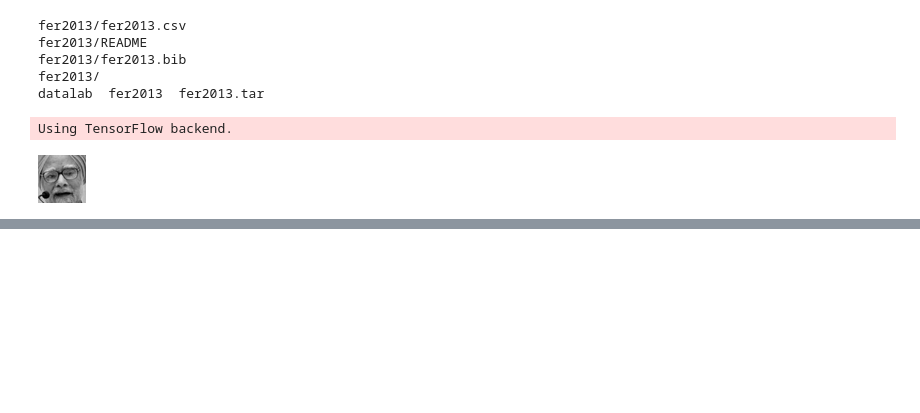
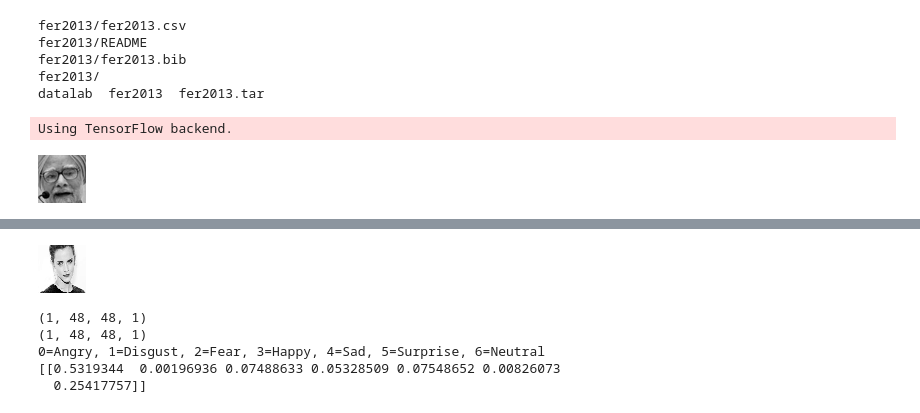
Before and after one commit to Curiousss/InkerIntern, a Jupyter notebook: FER_WINO_SEPARABLE_NO_CUDNN.ipynb, the cells around one changed output, grey strips where cells are left out. Drawn from its saved outputs; the diff is of its cells as text; code cells hidden in the pictures; blank space fills up the shorter version.

```diff
--- a/FER_WINO_SEPARABLE_NO_CUDNN.ipynb
+++ b/FER_WINO_SEPARABLE_NO_CUDNN.ipynb
@@ -207,17 +219,19 @@ datagen = ImageDataGenerator(
     samplewise_std_normalization=False,  # divide each input by its std
     zca_whitening=False,  # apply ZCA whitening
     rotation_range=30,  # randomly rotate images in the range (degrees, 0 to 180)
-    width_shift_range=0,  # randomly shift images horizontally (fraction of total width)
-    height_shift_range=0,  # randomly shift images vertically (fraction of total height)
+    width_shift_range=0.1,  # randomly shift images horizontally (fraction of total width)
+    height_shift_range=0.1,  # randomly shift images vertically (fraction of total height)
     horizontal_flip=True,  # randomly flip images
-    vertical_flip=False)  # randomly flip images
+    vertical_flip=False,
+    shear_range=0.2,
+    zoom_range=0.2)  # randomly flip images
 
 datagen.fit(train_x)
 
 model.fit_generator(datagen.flow(train_x, train_y,
                     batch_size=batch_size),
                     steps_per_epoch=(train_x.shape[0]/batch_size),
-                    epochs=150,
+                    epochs=50,
                     validation_data=(val_x, val_y),
                     callbacks=[checkpointer])
 print("--- %s seconds ---" % (time.time() - start_time))
@@ -305,4 +255,0 @@ celeb_img_np = celeb_img_np * 2
-# %%
-print(celeb_img_np.shape)
-y = model.predict(celeb_img_np)
-print(y)
@@ -311,0 +256,18 @@ ValueError: ignored
+# %%
+def predict_emotion(model, pic):
+  pic = pic.convert('L')
+  pic = pic.resize((48,48))
+
+  from IPython.display import display
+  display(pic)
+  pic_np=np.asarray(pic)#.getdata()).reshape(48, 48, 1)
+  pic_np = pic_np.reshape(1, 48, 48, 1)
+  print(pic_np.shape)
+  pic_np = pic_np / 255.0
+  pic_np = pic_np - 0.5
+  pic_np = pic_np * 2
+
+  print(pic_np.shape)
+  y = model.predict(pic_np)
+  print("0=Angry, 1=Disgust, 2=Fear, 3=Happy, 4=Sad, 5=Surprise, 6=Neutral")
+  print(y)
@@ -311,0 +290,10 @@ ValueError: ignored
+# %%
+celeb = Image.open("Celeb.jpg")
+predict_emotion(model, celeb)
+# %% [output]
+[figure, added]
+(1, 48, 48, 1)
+(1, 48, 48, 1)
+0=Angry, 1=Disgust, 2=Fear, 3=Happy, 4=Sad, 5=Surprise, 6=Neutral
+[[0.5319344  0.00196936 0.07488633 0.05328509 0.07548652 0.00826073
+  0.25417757]]
```
Also changed, not shown: parts of 11 cells of this notebook.
